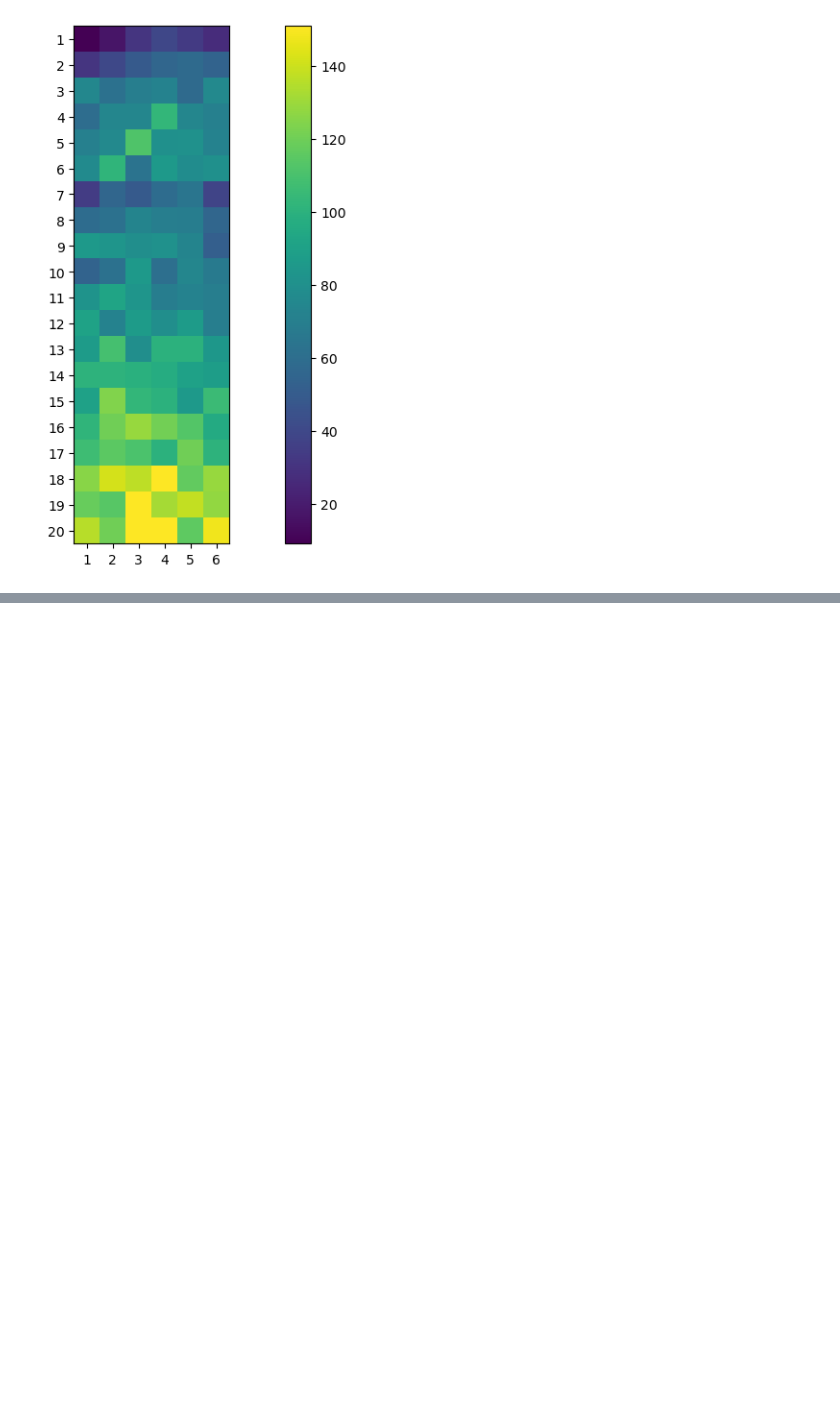
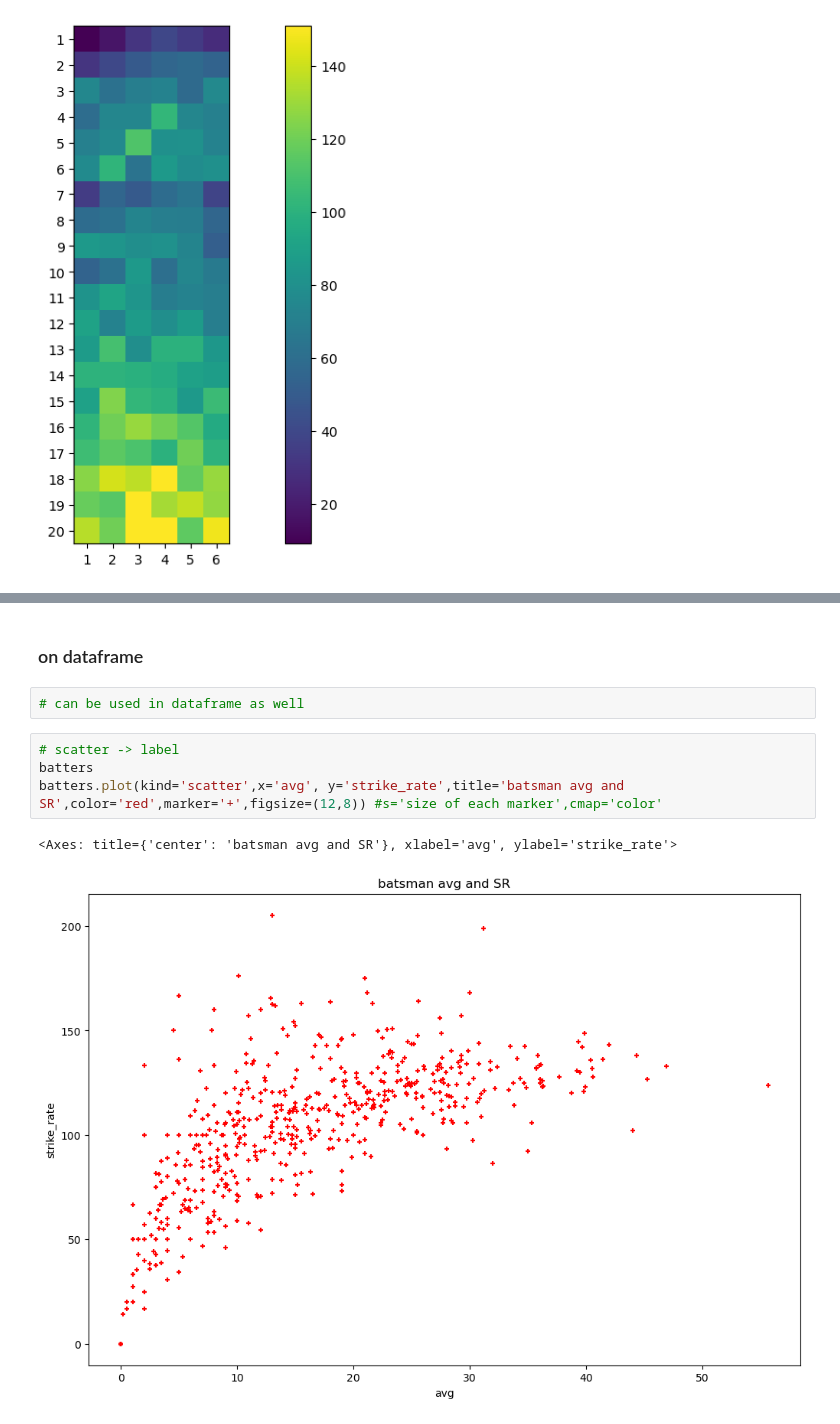
Before and after one commit to Basit6117/ML, a Jupyter notebook: advance_matplotlib.ipynb, the cells around one changed output, grey strips where cells are left out. Drawn from its saved outputs; the diff is of its cells as text; blank space fills up the shorter version.

```diff
--- a/advance_matplotlib.ipynb
+++ b/advance_matplotlib.ipynb
@@ -372,0 +384,11 @@ plt.colorbar()
+# %% [markdown]
+### on dataframe
+# %%
+# can be used in dataframe as well
+# %%
+# scatter -> label
+batters
+batters.plot(kind='scatter',x='avg', y='strike_rate',title='batsman avg and SR',color='red',marker='+',figsize=(12,8)) #s='size of each marker',cmap='color'
+# %% [output]
+<Axes: title={'center': 'batsman avg and SR'}, xlabel='avg', ylabel='strike_rate'>
+[figure, added]
```
Also changed, not shown: parts of 15 cells of this notebook, 1 other file.
